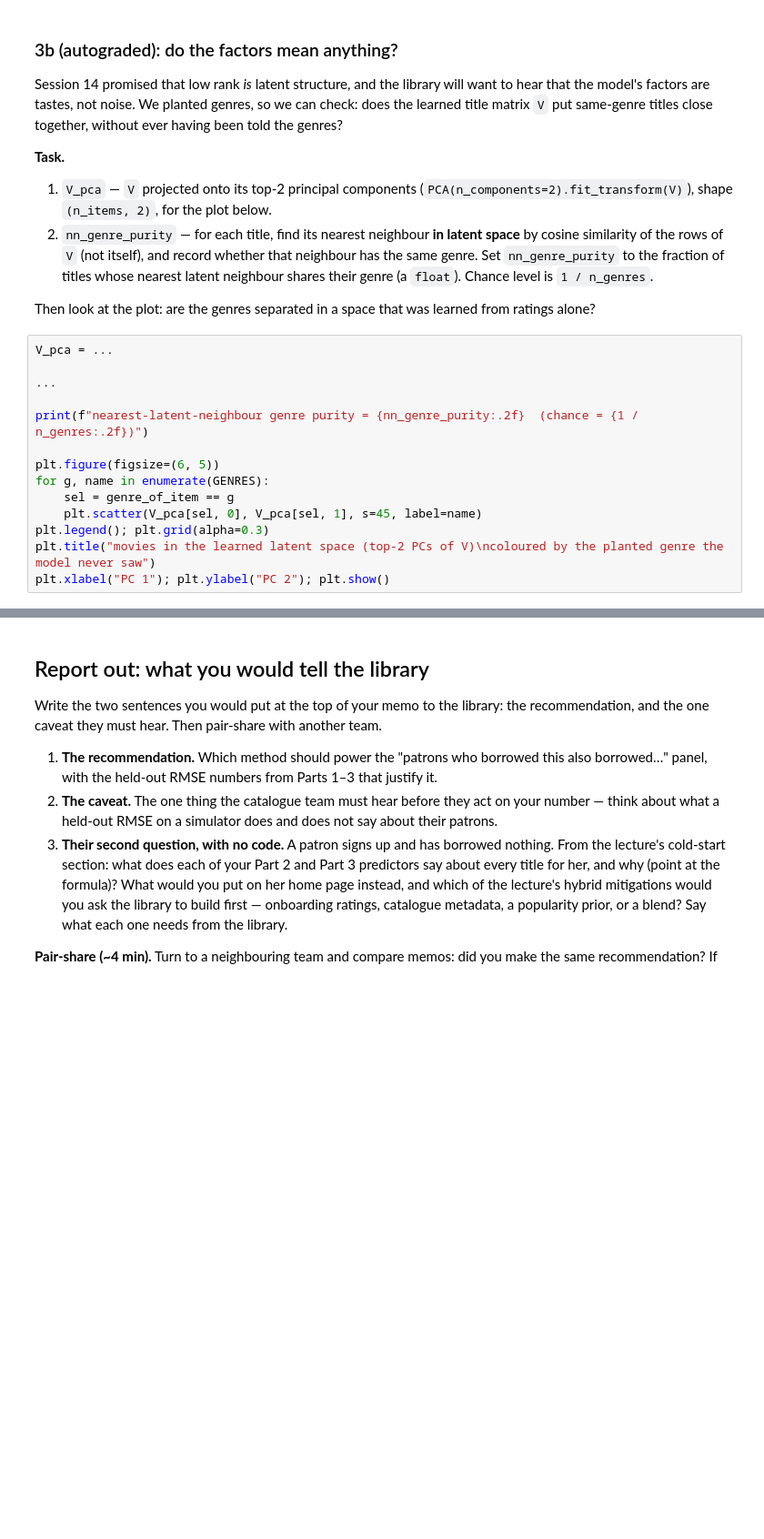
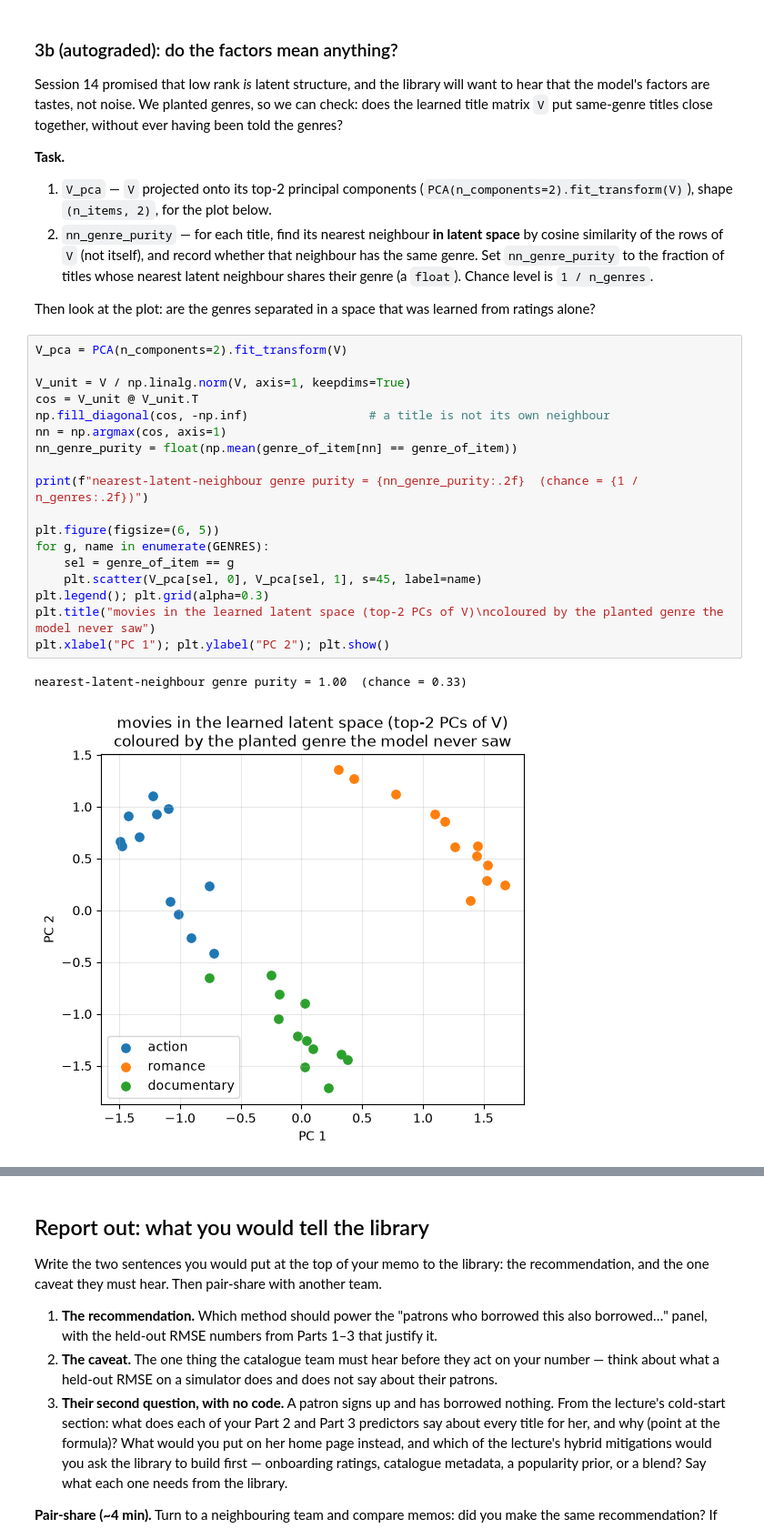
Before and after one commit to TrentRice/DS701-Materials-FA26, a Jupyter notebook: class_activity_notebooks/19-InClass-Exercise-Recommenders-A1/19-InClass-Exercise-Recommenders-A1.ipynb, the cells around one changed output, grey strips where cells are left out. Shown at 91% size. Drawn from its saved outputs; the diff is of its cells as text; blank space fills up the shorter version.

```diff
--- a/class_activity_notebooks/19-InClass-Exercise-Recommenders-A1/19-InClass-Exercise-Recommenders-A1.ipynb
+++ b/class_activity_notebooks/19-InClass-Exercise-Recommenders-A1/19-InClass-Exercise-Recommenders-A1.ipynb
@@ -371,19 +439,26 @@ having been told the genres?
 
 Then look at the plot: are the genres separated in a space that was learned from ratings alone?
 # %%
-V_pca = ...
+V_pca = PCA(n_components=2).fit_transform(V)
 
-...
+V_unit = V / np.linalg.norm(V, axis=1, keepdims=True)
+cos = V_unit @ V_unit.T
+np.fill_diagonal(cos, -np.inf)                 # a title is not its own neighbour
+nn = np.argmax(cos, axis=1)
+nn_genre_purity = float(np.mean(genre_of_item[nn] == genre_of_item))
 
 print(f"nearest-latent-neighbour genre purity = {nn_genre_purity:.2f}  (chance = {1 / n_genres:.2f})")
 
 plt.figure(figsize=(6, 5))
 for g, name in enumerate(GENRES):
     sel = genre_of_item == g
     plt.scatter(V_pca[sel, 0], V_pca[sel, 1], s=45, label=name)
 plt.legend(); plt.grid(alpha=0.3)
 plt.title("movies in the learned latent space (top-2 PCs of V)\ncoloured by the planted genre the model never saw")
 plt.xlabel("PC 1"); plt.ylabel("PC 2"); plt.show()
+# %% [output]
+nearest-latent-neighbour genre purity = 1.00  (chance = 0.33)
+[figure, added]
 # %% [markdown]
 **Discuss (participation):** the catalogue team notices you fitted `K_MF = 4` factors
 and asks what four "tastes" there are when the simulator planted only a 2-D taste plane.
```
Also changed, not shown: parts of 17 cells of this notebook.
